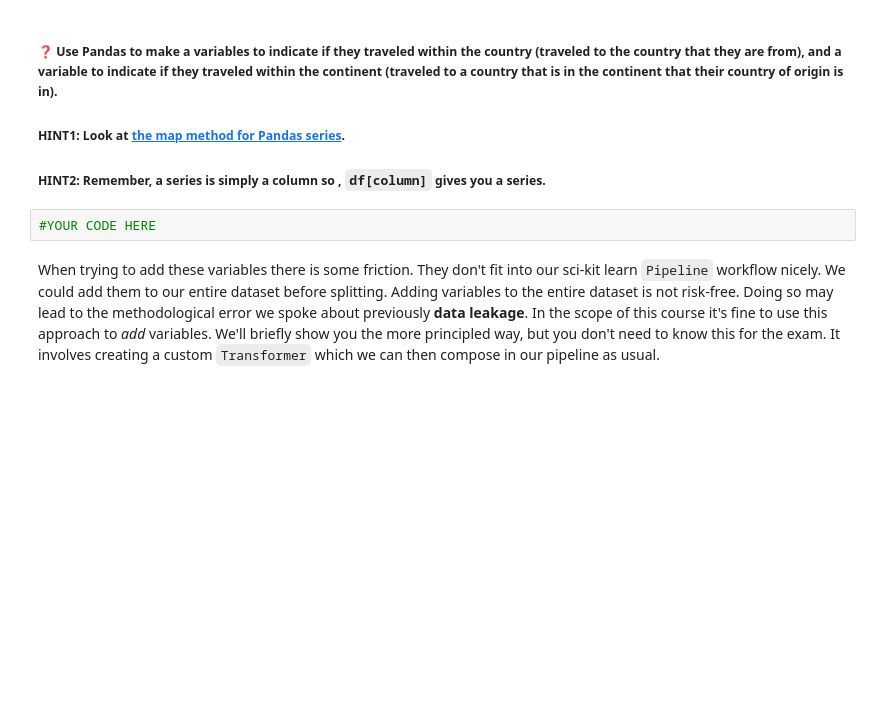
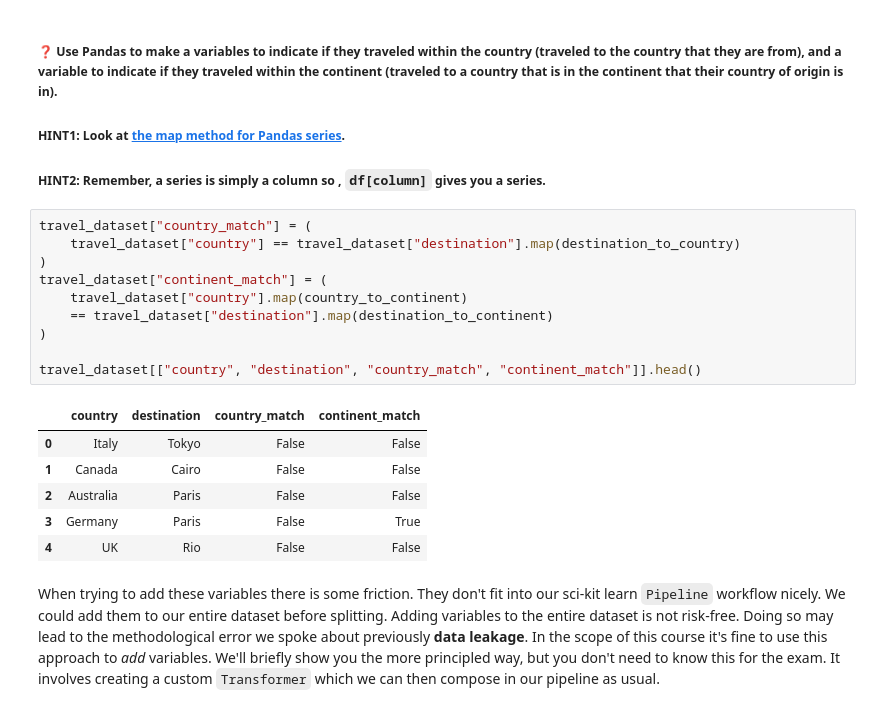
Before and after one commit to matteogradinaru/students2627, a Jupyter notebook: lab6_ti/lab_6_machine_learning_pt3.ipynb, the cells around one changed output. Drawn from its saved outputs; the diff is of its cells as text; blank space fills up the shorter version.

```diff
--- a/lab6_ti/lab_6_machine_learning_pt3.ipynb
+++ b/lab6_ti/lab_6_machine_learning_pt3.ipynb
@@ -282,8 +343,23 @@ destination_to_continent = {
 ##### HINT1: Look at [the map method for Pandas series](https://pandas.pydata.org/docs/reference/api/pandas.Series.map.html).
 
 ##### HINT2: Remember, a series is simply a column so , `df[column]` gives you a series.
-# %%
-#YOUR CODE HERE
+# %%
+travel_dataset["country_match"] = (
+    travel_dataset["country"] == travel_dataset["destination"].map(destination_to_country)
+)
+travel_dataset["continent_match"] = (
+    travel_dataset["country"].map(country_to_continent)
+    == travel_dataset["destination"].map(destination_to_continent)
+)
+
+travel_dataset[["country", "destination", "country_match", "continent_match"]].head()
+# %% [output]
+|  | country | destination | country_match | continent_match |
+| 0 | Italy | Tokyo | False | False |
+| 1 | Canada | Cairo | False | False |
+| 2 | Australia | Paris | False | False |
+| 3 | Germany | Paris | False | True |
+| 4 | UK | Rio | False | False |
 # %% [markdown]
 When trying to add these variables there is some friction. They don't fit into our sci-kit learn `Pipeline` workflow nicely. We could add them to our entire dataset before splitting. Adding variables to the entire dataset is not risk-free. Doing so may lead to the methodological error we spoke about previously **data leakage**. In the scope of this course it's fine to use this approach to *add* variables. We'll briefly show you the more principled way, but you don't need to know this for the exam. It involves creating a custom `Transformer` which we can then compose in our pipeline as usual.
 # %%
```
Also changed, not shown: parts of 43 cells of this notebook.
